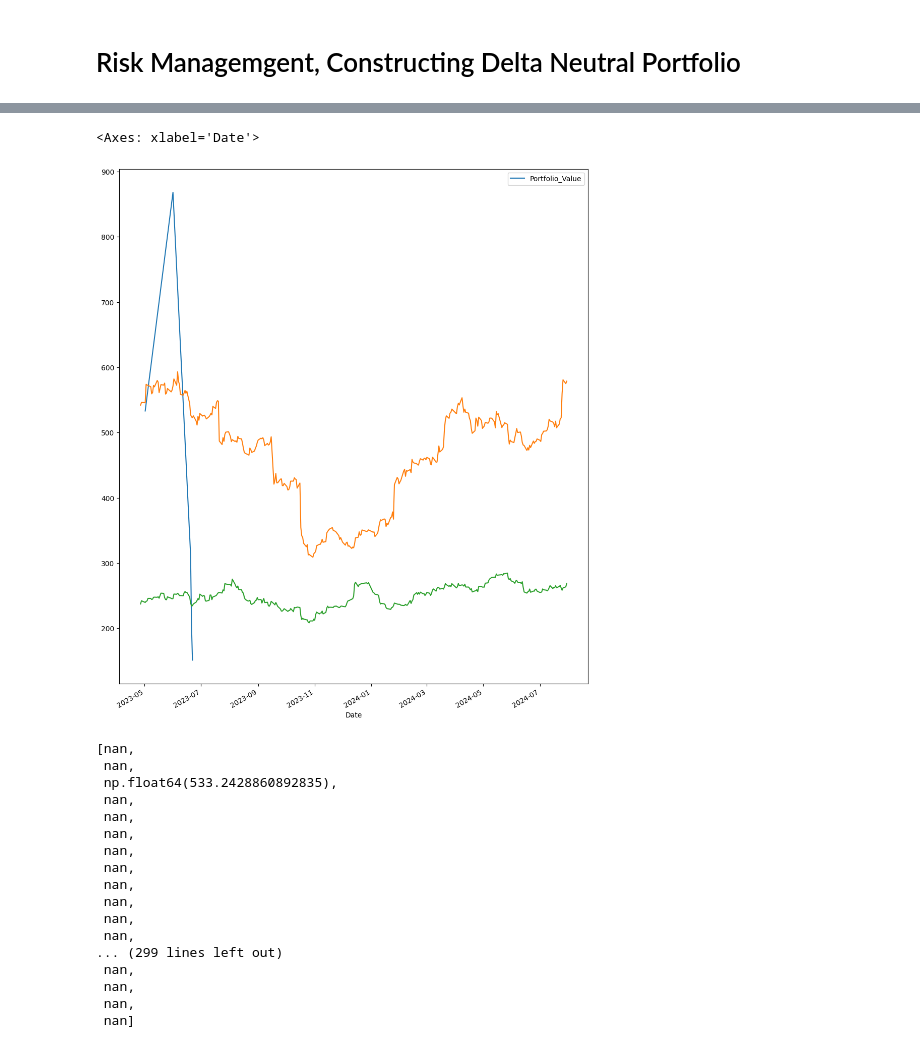
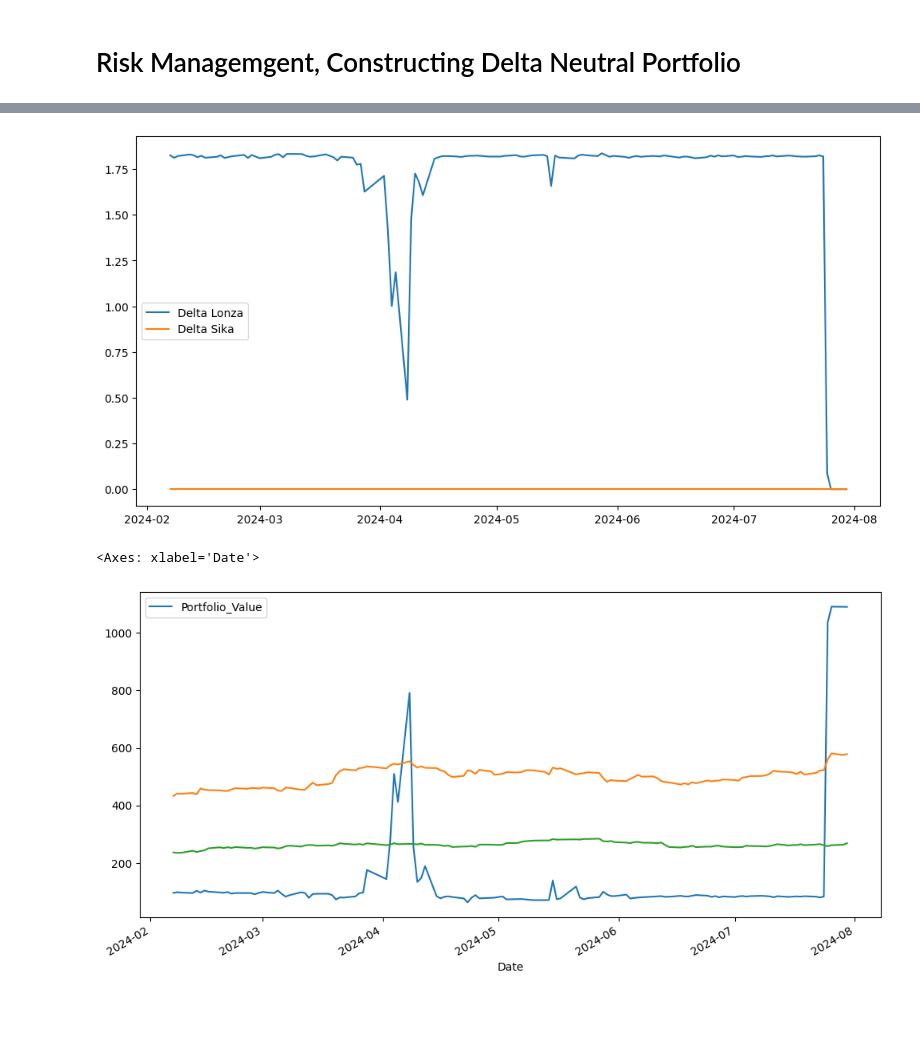
Before and after one commit to weiyuanoh/MH4518, a Jupyter notebook: WY/Model Notebooks/Greeks.ipynb, the cells around one changed output, grey strips where cells are left out. Saved outputs shown, nothing was run; the diff lists cells and outputs as text; code cells hidden in the pictures; blank space fills up the shorter version.

```diff
--- a/WY/Model Notebooks/Greeks.ipynb
+++ b/WY/Model Notebooks/Greeks.ipynb
@@ -261,7 +259,7 @@ def calculate_greeks_multi_asset(paths1, paths2, params, fdos, h, perturb_assets
     return greeks_dict
 
 # Simulation Parameters
-h = 0.01  # 1%
+h = 0.02  # 2%
 perturb_assets = ['Lonza', 'Sika']
 params = {
     'Settlement_Delay': 2,
@@ -281,51 +279,61 @@ r = cs.interest_rate
 portfolio_value_list = []
 date_list = pd.Series(date_list).tolist()
 
-#date_list = date_list[-120:]  # Adjust the number as needed for production
+date_list = date_list[-120:]
 
 params_product = {
     'Denomination': 1000,
-    'Coupon_Rate': 0.08 / 4,  # Quarterly coupon payments
+    'Coupon_Rate': 0.08 / 4,  #
 }
+
+# Collection of Deltas
+mean_delta_lonza_list = []
+mean_delta_sika_list = []
 
 # Iterate over each date to calculate portfolio values
 for fdos in date_list:
     try:
-        # Calculate discount factor based on business days remaining
-        T_discount = dates.num_business_days(fdos, cs.final_fixing_date) / 252  # Assuming 252 trading days in a year
+        # Calculate discount factor based on business days
+        T_discount = dates.num_business_days(fdos, cs.final_fixing_date) / 252
+
+        np.random.seed(42)
 
         sim_T = multi_asset_gbm_n_sims(
             plot=False,
             plotasset=False,
-            nsims=10,
+            nsims=1000,
             data=data,
             fdos=fdos
         )
 
-        # Extract asset paths as NumPy arrays for vectorized operations
+
         lonza_path = sim_T['LONN.SW']
         sika_path = sim_T['SIKA.SW']
 
         # Calculate greeks (delta) for each asset
-        delta_lonza = calculate_greeks(lonza_path, sika_path, params, fdos, h, 'Lonza')
-        delta_sika = calculate_greeks(lonza_path, sika_path, params, fdos, h, 'Sika')
+        delta_lonza = calculate_greeks(lonza_path, sika_path, params, fdos, h, perturb_asset= 'Lonza')
+        delta_sika = calculate_greeks(lonza_path, sika_path, params, fdos, h, perturb_asset= 'Sika')
         print(delta_lonza)
         print(delta_sika)
 
 
         # Calculate discounted mean deltas as holdings
         mean_delta_lonza = np.exp(-r * T_discount) * np.mean(delta_lonza)
+        print(mean_delta_lonza)
+        mean_delta_lonza_list.append(mean_delta_lonza)
+        print(mean_delta_lonza_list)
         mean_delta_sika = np.exp(-r * T_discount) * np.mean(delta_sika)
+        mean_delta_sika_list.append(mean_delta_sika)
 
         # Retrieve product price for the current date
         product_price = productprice_df.loc[fdos]
 
-        # Retrieve realized asset prices for S1 and S2 using explicit column names
+        # Retrieve realized asset prices
         S1_realized = data.loc[fdos, 'LONN.SW']
         S2_realized = data.loc[fdos, 'SIKA.SW']
         # Check for zero values in critical variables
         if (mean_delta_lonza == 0) or (mean_delta_sika == 0) or (S1_realized == 0) or (S2_realized == 0):
-            raise ValueError(f"Zero value detected on date {fdos.date()}: "
+            print(f"Zero value detected on date {fdos.date()}: "
                             f"mean_delta_lonza={mean_delta_lonza}, "
                             f"mean_delta_sika={mean_delta_sika}, "
                             f"S1_realized={S1_realized}, "
@@ -333,6 +341,7 @@ for fdos in date_list:
 
         # Calculate portfolio value: θ = P - δ1 * S1 - δ2 * S2
         portfolio_value = product_price - (mean_delta_lonza * S1_realized) - (mean_delta_sika * S2_realized)
+        print(portfolio_value)
         portfolio_value_list.append(portfolio_value)
 
     except Exception as e:
@@ -347,9 +356,5 @@ portfolio_values_df = pd.DataFrame({
 
 portfolio_values_df.dropna(inplace=True)
 
-# Display the first few portfolio values
 print(portfolio_values_df.head())
-
-# Optional: Save the portfolio values to a CSV for further analysis
-# portfolio_values_df.to_csv('portfolio_values.csv')
 # %% [output]
@@ -373,28 +378,16 @@ Number of time steps (num_steps): 314
+# %%
+plt.figure(figsize=(12, 6))
+plt.plot(date_list, mean_delta_lonza_list, label = 'Delta Lonza')
+plt.plot(date_list, mean_delta_sika_list, label = 'Delta Sika')
+plt.legend()
+plt.show()
+# %% [output]
+[figure, added]
 # %%
-fig, ax = plt.subplots(figsize=(12, 15))
+fig, ax = plt.subplots(figsize=(12, 6))
 portfolio_values_df.plot(ax = ax)
-data.iloc[:, 0].plot(ax = ax)
-data.iloc[:, 1].plot(ax = ax)
+data.iloc[-120:, 0].plot(ax = ax)
+data.iloc[-120:, 1].plot(ax = ax)
 # %% [output]
 <Axes: xlabel='Date'>
-[figure, old version]
+[figure, new version]
-# %%
-portfolio_value_list
-# %% [output]
-[nan,
- nan,
- np.float64(533.2428860892835),
- nan,
- nan,
- nan,
- nan,
- nan,
- nan,
- nan,
- nan,
- nan,
-... (299 lines left out)
- nan,
- nan,
- nan,
- nan]
```
Also changed, not shown: parts of 7 cells of this notebook, 12 other files.
